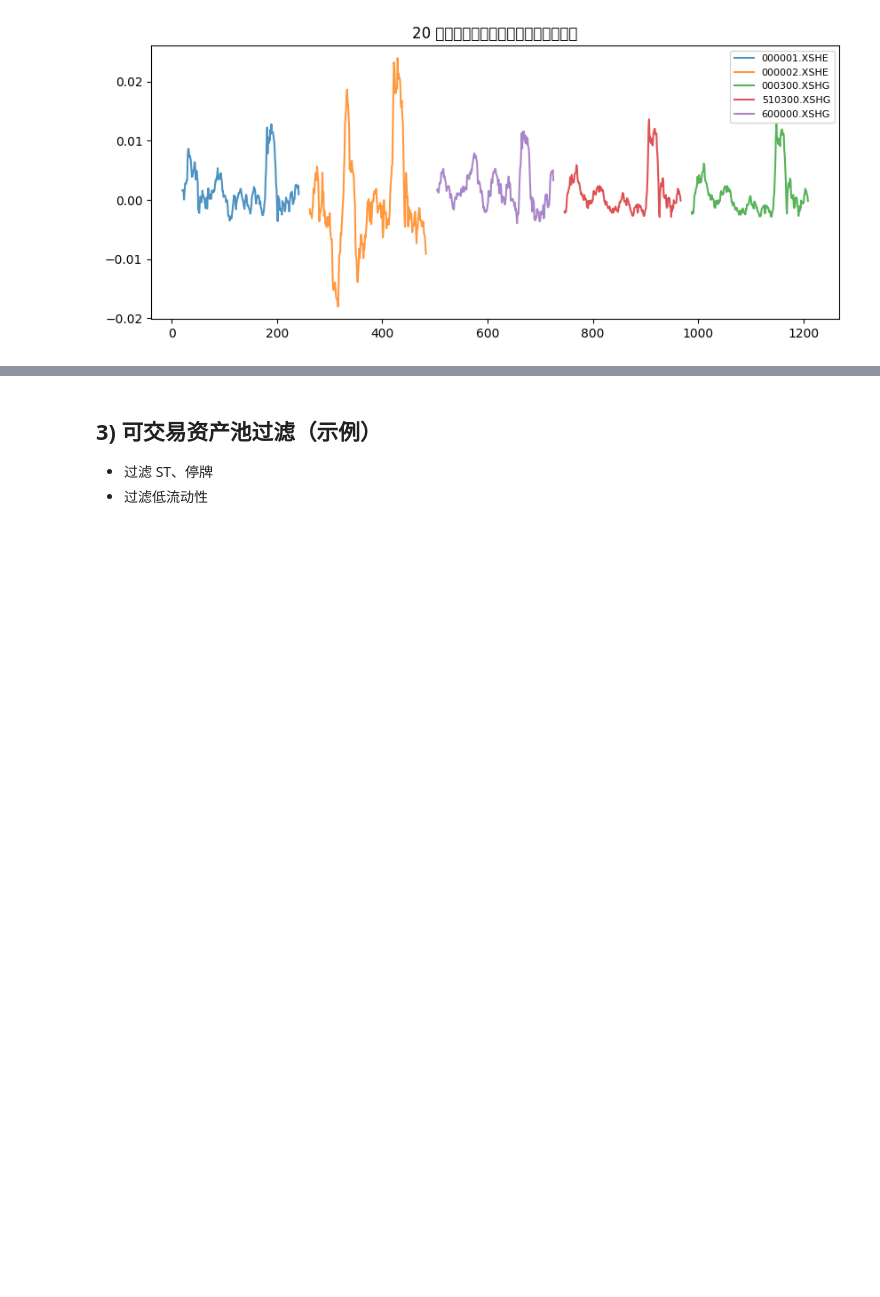
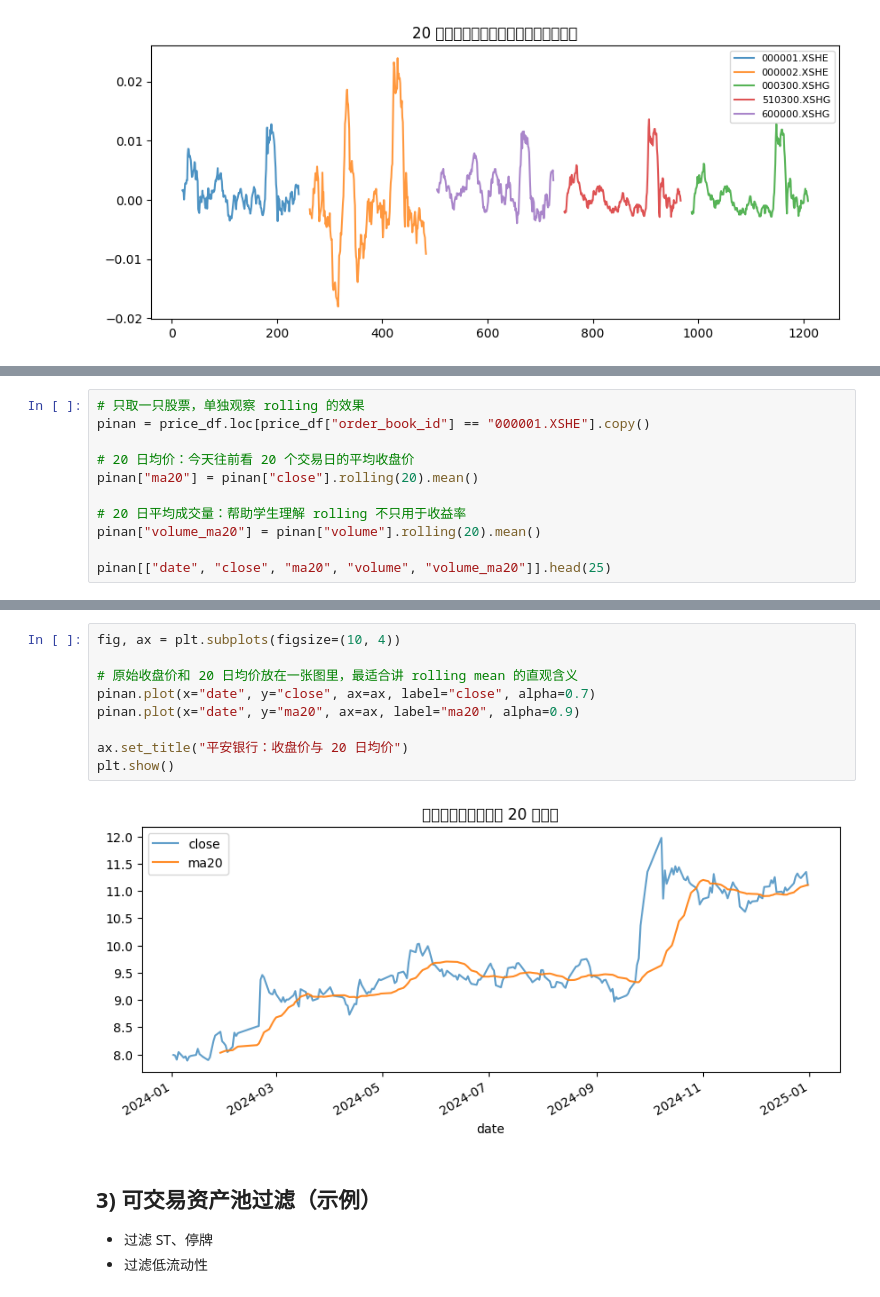
Before and after one commit to GoodNight0721/fec_workshop, a Jupyter notebook: quant_investing/compact_6lectures/C01_数据入口与资产池.ipynb, the cells around one changed output, grey strips where cells are left out. Saved outputs shown, nothing was run; the diff lists cells and outputs as text; blank space fills up the shorter version.

```diff
--- a/quant_investing/compact_6lectures/C01_数据入口与资产池.ipynb
+++ b/quant_investing/compact_6lectures/C01_数据入口与资产池.ipynb
@@ -157,0 +240,11 @@ plt.show()
+# %%
+# 只取一只股票，单独观察 rolling 的效果
+pinan = price_df.loc[price_df["order_book_id"] == "000001.XSHE"].copy()
+
+# 20 日均价：今天往前看 20 个交易日的平均收盘价
+pinan["ma20"] = pinan["close"].rolling(20).mean()
+
+# 20 日平均成交量：帮助学生理解 rolling 不只用于收益率
+pinan["volume_ma20"] = pinan["volume"].rolling(20).mean()
+
+pinan[["date", "close", "ma20", "volume", "volume_ma20"]].head(25)
@@ -158,3 +269,14 @@ plt.show()
+# %%
+fig, ax = plt.subplots(figsize=(10, 4))
+
+# 原始收盘价和 20 日均价放在一张图里，最适合讲 rolling mean 的直观含义
+pinan.plot(x="date", y="close", ax=ax, label="close", alpha=0.7)
+pinan.plot(x="date", y="ma20", ax=ax, label="ma20", alpha=0.9)
+
+ax.set_title("平安银行：收盘价与 20 日均价")
+plt.show()
+# %% [output]
+[figure, added]
 # %% [markdown]
 ## 3) 可交易资产池过滤（示例）
 - 过滤 ST、停牌
```
Also changed, not shown: parts of 18 cells of this notebook.
